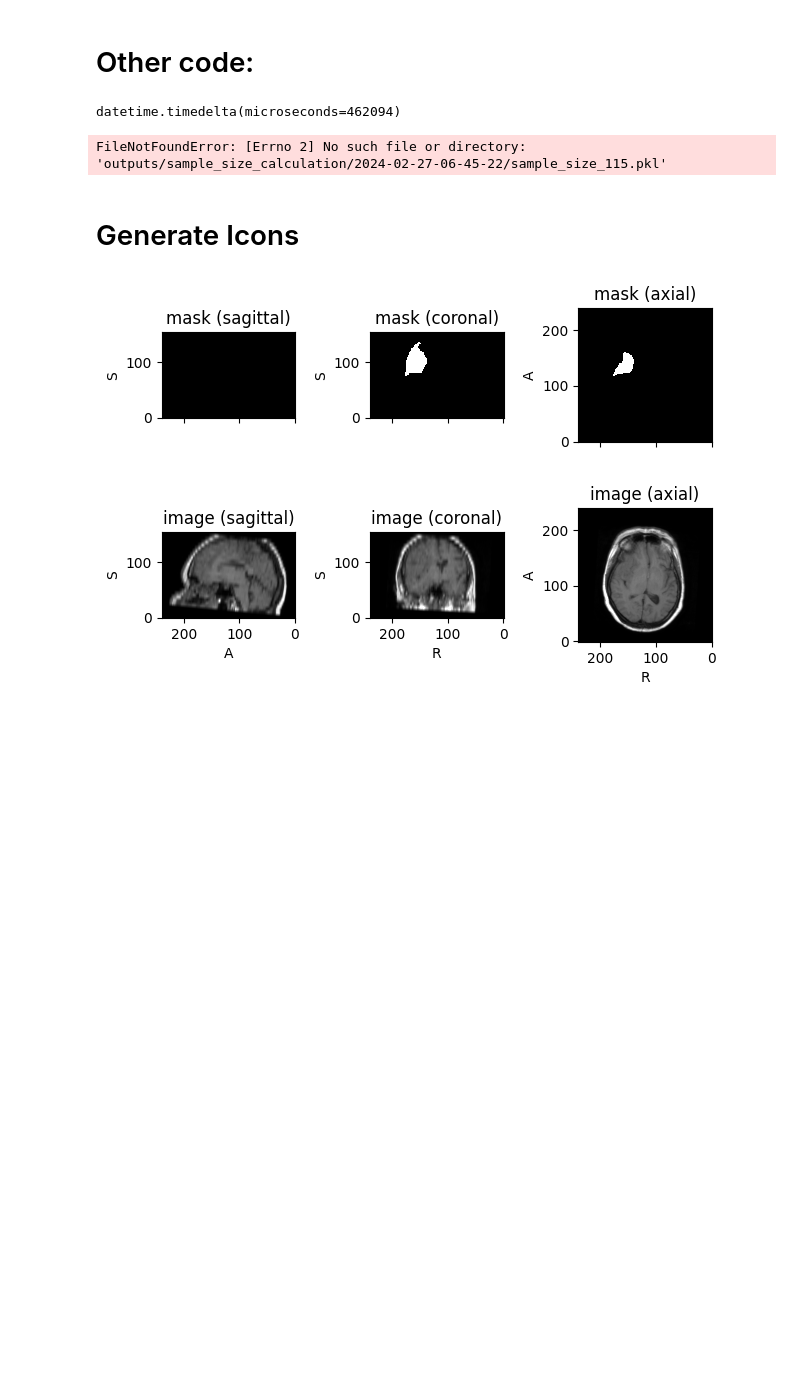
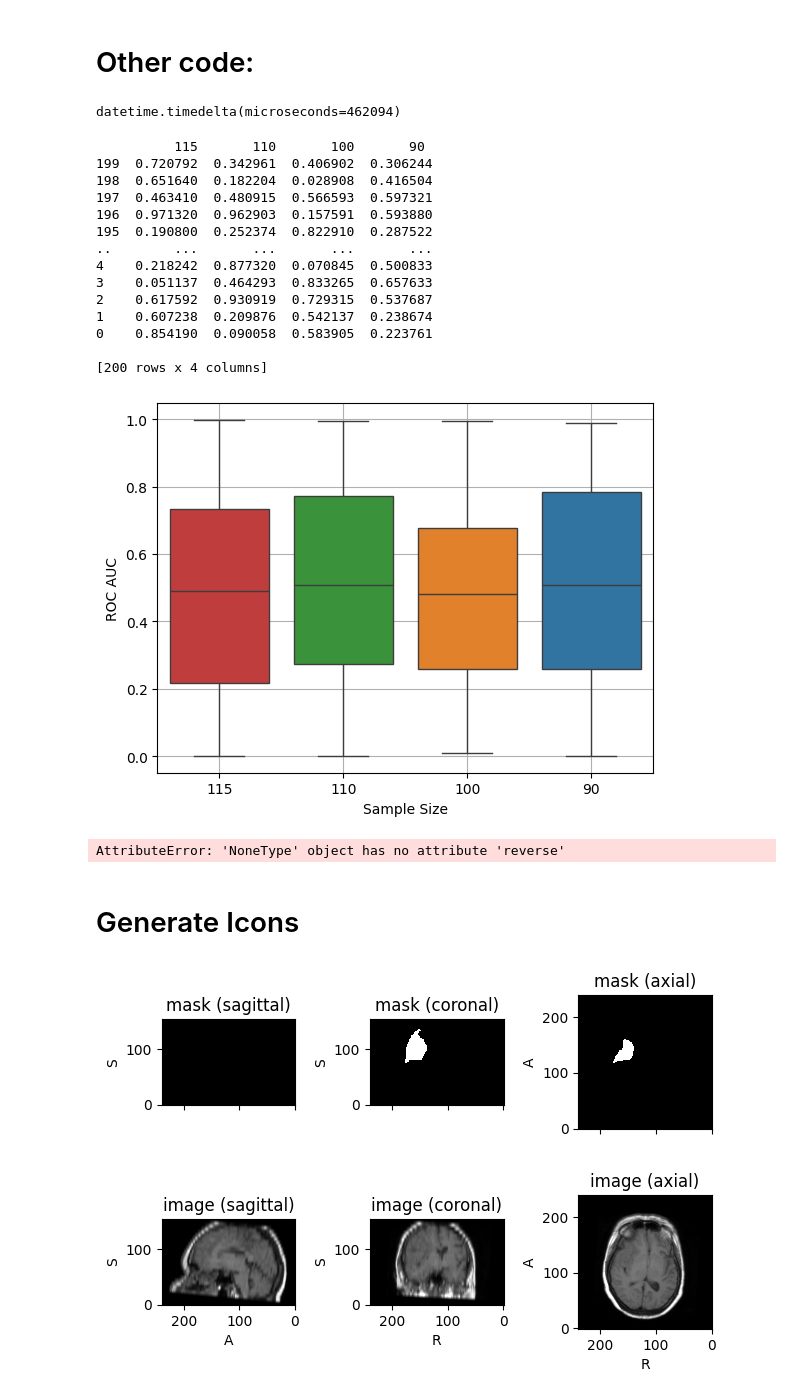
Before and after one commit to stephano41/radiomics_ai, a Jupyter notebook: notebooks/scratch.ipynb, the cells around one changed output. Drawn from its saved outputs; the diff is of its cells as text; code cells hidden in the pictures; blank space fills up the shorter version.

Commit message:
revised sample size calculation

```diff
--- a/notebooks/scratch.ipynb
+++ b/notebooks/scratch.ipynb
@@ -392,28 +392,43 @@ def find_time_difference(time1, time2, format='%Y-%m-%d %H:%M:%S,%f'):
 find_time_difference('2024-04-27 02:25:10,102', '2024-04-27 02:29:01,149')/500
 # %% [output]
 datetime.timedelta(microseconds=462094)
-# %%
-sample_size_dir_list = ['outputs/sample_size_calculation/2024-02-27-06-45-22/sample_size_115.pkl',
-                   'outputs/sample_size_calculation/2024-02-27-06-45-22/sample_size_100.pkl',
-                   'outputs/sample_size_calculation/2024-02-29-05-18-45/sample_size_90.pkl',
-                   'outputs/sample_size_calculation/2024-02-29-05-18-45/sample_size_80.pkl',
-                   'outputs/sample_size_calculation/2024-02-29-05-18-45/sample_size_70.pkl']
-
-import pickle
-
-from src.pipeline.sample_size import plot_confidence_intervals
-
-confidence_intervals = []
-
-for sample_size_dir in sample_size_dir_list:
-    with open(sample_size_dir, 'rb') as f:
-        confidence_intervals.append(pickle.load(f)['roc_auc'])
-
-sample_sizes = [115, 100, 90, 80, 70]
-
-plot_confidence_intervals(sample_sizes, confidence_intervals, 'ROC AUC', save_dir='outputs/sample_size_calculation/2024-02-29-05-18-45/sample_size_calculation.png')
-# %% [output]
-FileNotFoundError: [Errno 2] No such file or directory: 'outputs/sample_size_calculation/2024-02-27-06-45-22/sample_size_115.pkl'
+# %%
+import numpy as np
+import seaborn as sns
+import pandas as pd
+
+samples=[115,110,100,90,80,70,60,50]
+confidence_intervals = [np.random.rand(200) for _ in range(4)]
+
+df = pd.DataFrame({samples[i]: confidence_interval for i, confidence_interval in enumerate(confidence_intervals)})
+df = df.iloc[::-1]
+
+print(df)
+ax = sns.boxplot(data=df, order=df.columns)
+ax.set_xlabel("Sample Size")
+ax.set_ylabel('ROC AUC')
+ax.grid()
+# %% [output]
+          115       110       100       90
+199  0.720792  0.342961  0.406902  0.306244
+198  0.651640  0.182204  0.028908  0.416504
+197  0.463410  0.480915  0.566593  0.597321
+196  0.971320  0.962903  0.157591  0.593880
+195  0.190800  0.252374  0.822910  0.287522
+..        ...       ...       ...       ...
+4    0.218242  0.877320  0.070845  0.500833
+3    0.051137  0.464293  0.833265  0.657633
+2    0.617592  0.930919  0.729315  0.537687
+1    0.607238  0.209876  0.542137  0.238674
+0    0.854190  0.090058  0.583905  0.223761
+
+[200 rows x 4 columns]
+[figure, added]
+# %%
+samples = samples.reverse()
+samples
+# %% [output]
+AttributeError: 'NoneType' object has no attribute 'reverse'
 # %% [markdown]
 # Generate Icons
 # %%
```
Also changed, not shown: 6 other files.
